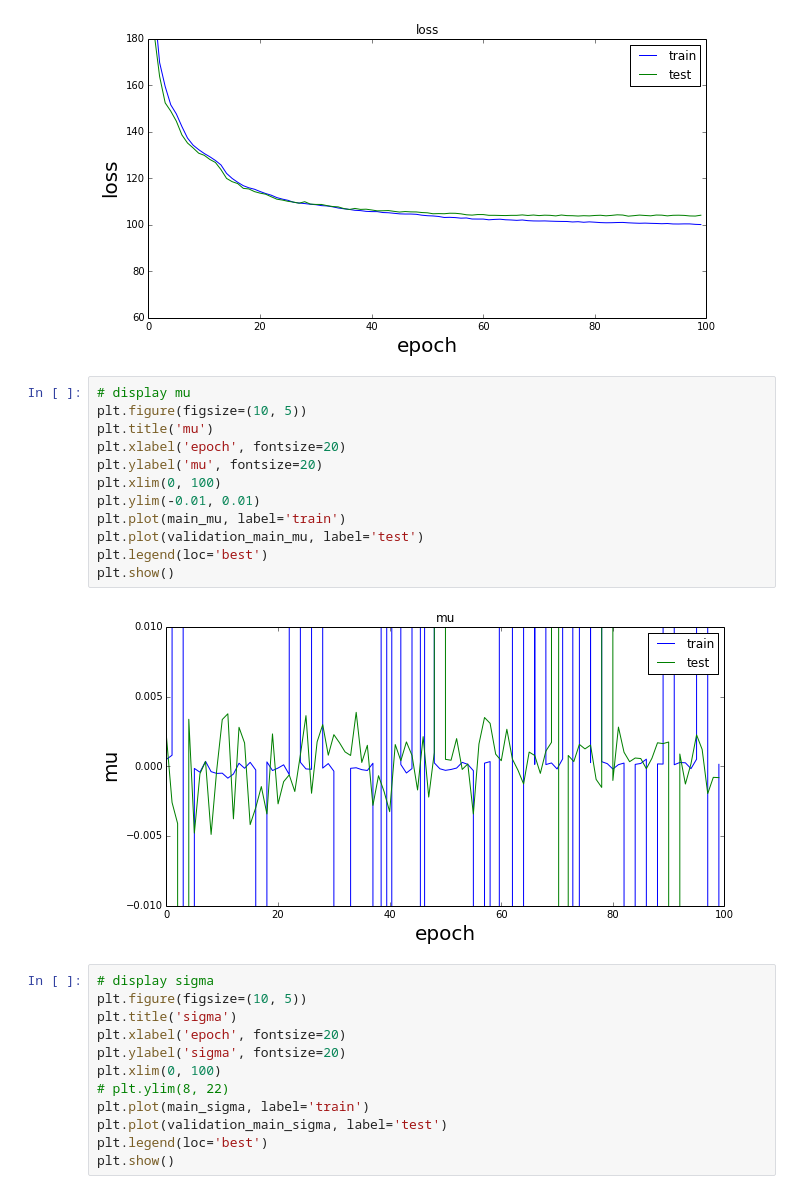
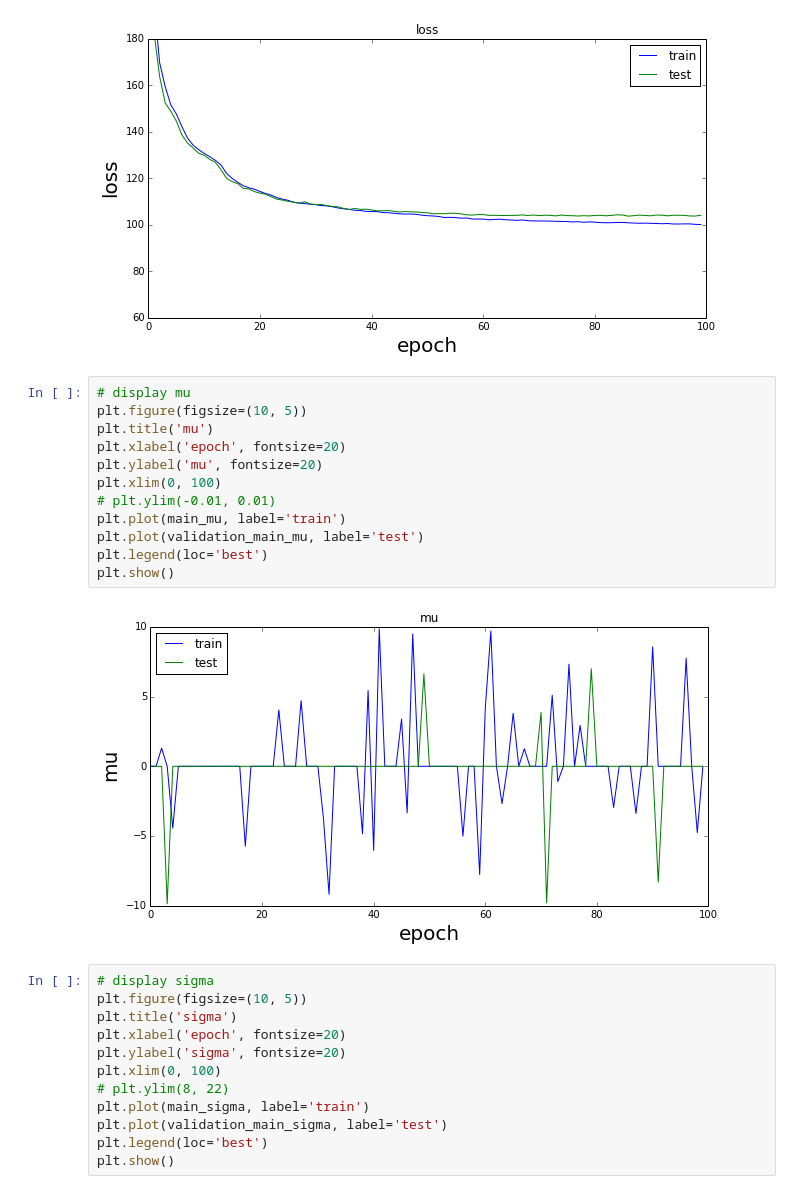
Before and after one commit to seiya-kumada/vae, a Jupyter notebook: draw_results_with_specified_label.ipynb, the cells around one changed output. Cells and saved outputs as stored; diff of their text form.

```diff
--- a/draw_results_with_specified_label.ipynb
+++ b/draw_results_with_specified_label.ipynb
@@ -128,17 +128,17 @@ plt.show()
 # %%
 # display mu
 plt.figure(figsize=(10, 5))
 plt.title('mu')
 plt.xlabel('epoch', fontsize=20)
 plt.ylabel('mu', fontsize=20)
 plt.xlim(0, 100)
-plt.ylim(-0.01, 0.01)
+# plt.ylim(-0.01, 0.01)
 plt.plot(main_mu, label='train')
 plt.plot(validation_main_mu, label='test')
 plt.legend(loc='best')
 plt.show()
 # %% [output]
-[figure, old version]
+[figure, new version]
 # %%
 # display sigma
 plt.figure(figsize=(10, 5))
```
Also changed, not shown: parts of 1 cell of this notebook.
